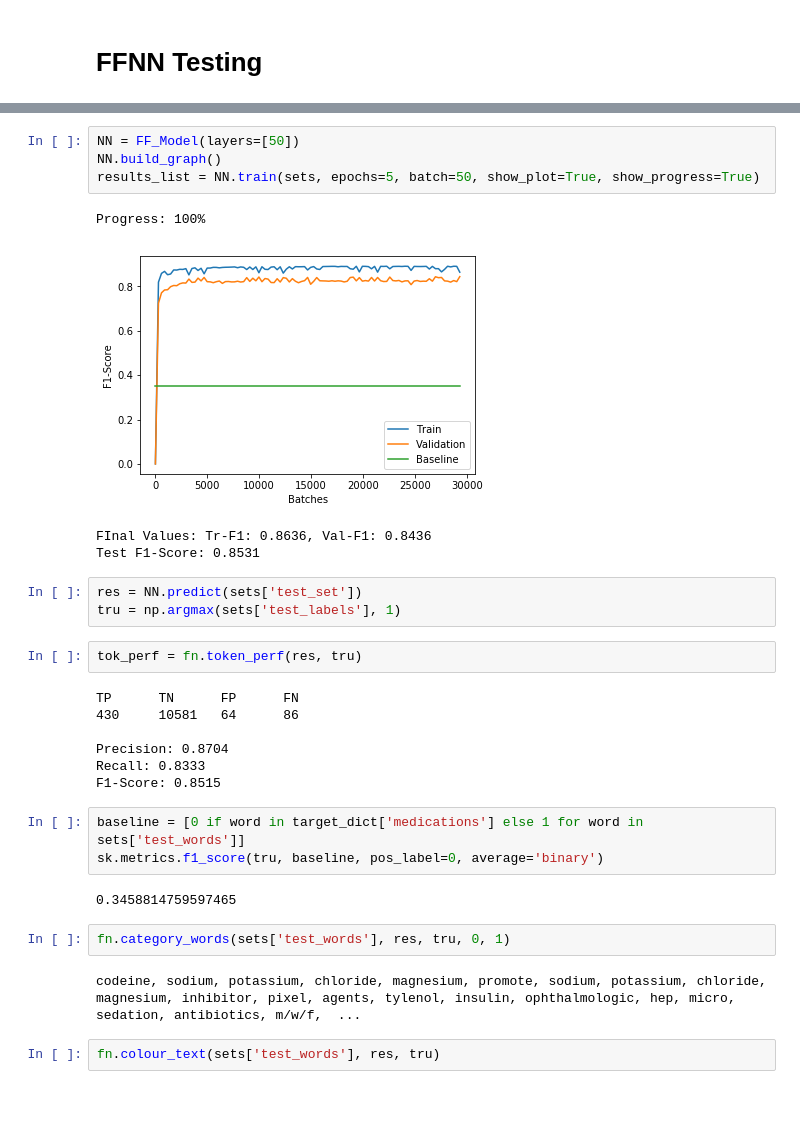
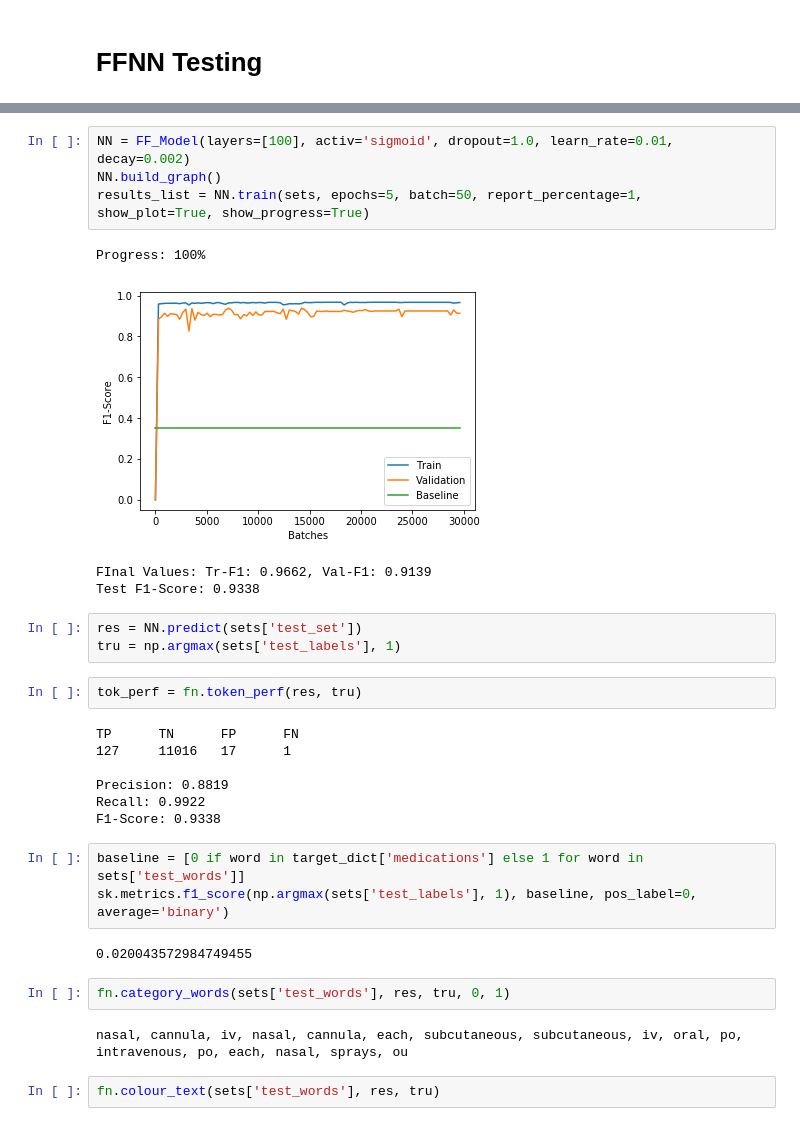
Before and after one commit to goto1991/L2B2-medication-extraction, a Jupyter notebook: Model 2 (Feed Forward).ipynb, the cells around one changed output, grey strips where cells are left out. Cells and saved outputs as stored; diff of their text form; blank space fills up the shorter version.

```diff
--- a/Model 2 (Feed Forward).ipynb
+++ b/Model 2 (Feed Forward).ipynb
@@ -79,12 +79,12 @@ Ratio: med: 0.13% non-med: 0.87%
 # %%
-NN = FF_Model(layers=[50])
+NN = FF_Model(layers=[100], activ='sigmoid', dropout=1.0, learn_rate=0.01, decay=0.002)
 NN.build_graph()
-results_list = NN.train(sets, epochs=5, batch=50, show_plot=True, show_progress=True)
+results_list = NN.train(sets, epochs=5, batch=50, report_percentage=1, show_plot=True, show_progress=True)
 # %% [output]
 Progress: 100%
-[figure, old version]
+[figure, new version]
-FInal Values: Tr-F1: 0.8636, Val-F1: 0.8436
-Test F1-Score: 0.8531
+FInal Values: Tr-F1: 0.9662, Val-F1: 0.9139
+Test F1-Score: 0.9338
 # %%
 res = NN.predict(sets['test_set'])
 tru = np.argmax(sets['test_labels'], 1)
@@ -92,20 +92,20 @@ tru = np.argmax(sets['test_labels'], 1)
 tok_perf = fn.token_perf(res, tru)
 # %% [output]
 TP      TN      FP      FN
-430     10581   64      86
+127     11016   17      1
 
-Precision: 0.8704
-Recall: 0.8333
-F1-Score: 0.8515
+Precision: 0.8819
+Recall: 0.9922
+F1-Score: 0.9338
 # %%
 baseline = [0 if word in target_dict['medications'] else 1 for word in sets['test_words']]
-sk.metrics.f1_score(tru, baseline, pos_label=0, average='binary')
+sk.metrics.f1_score(np.argmax(sets['test_labels'], 1), baseline, pos_label=0, average='binary')
 # %% [output]
-0.3458814759597465
+0.020043572984749455
 # %%
 fn.category_words(sets['test_words'], res, tru, 0, 1)
 # %% [output]
-codeine, sodium, potassium, chloride, magnesium, promote, sodium, potassium, chloride, magnesium, inhibitor, pixel, agents, tylenol, insulin, ophthalmologic, hep, micro, sedation, antibiotics, m/w/f,  ...
+nasal, cannula, iv, nasal, cannula, each, subcutaneous, subcutaneous, iv, oral, po, intravenous, po, each, nasal, sprays, ou
 # %%
 fn.colour_text(sets['test_words'], res, tru)
 # %% [output]
```
Also changed, not shown: parts of 10 cells of this notebook, 10 other files.
